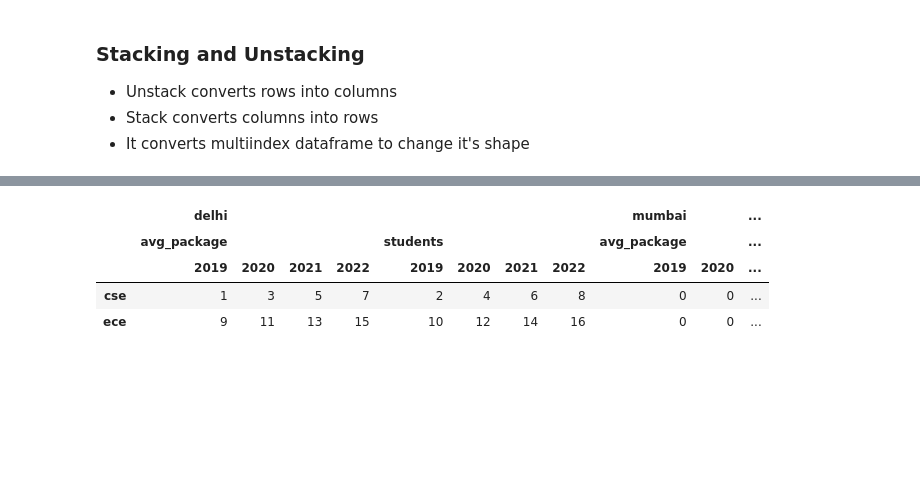
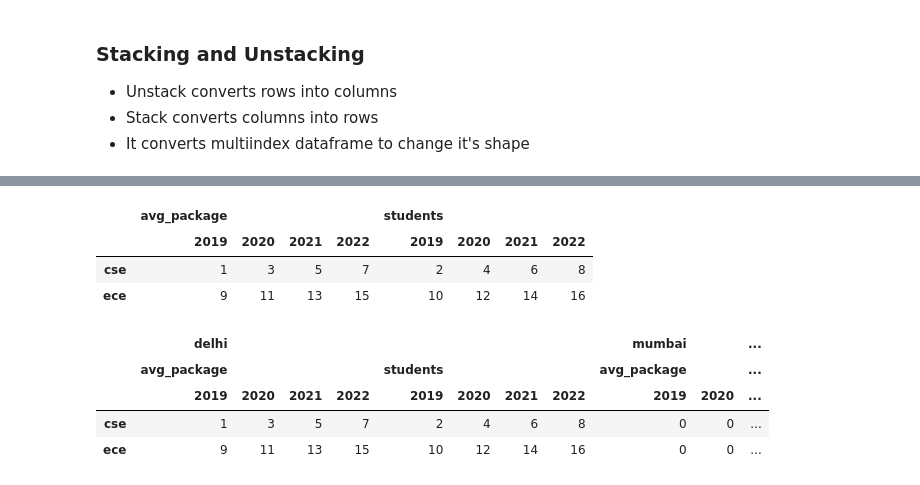
Before and after one commit to Saima2306/Data_Science_Program, a Jupyter notebook: session_21_multiindex_objects.ipynb, the cells around one changed output, grey strips where cells are left out. Saved outputs shown, nothing was run; the diff lists cells and outputs as text; code cells hidden in the pictures; blank space fills up the shorter version.

```diff
--- a/session_21_multiindex_objects.ipynb
+++ b/session_21_multiindex_objects.ipynb
@@ -211,3 +231,10 @@ branch_df3
+# %%
+branch_df1.unstack()
+# %% [output]
+|  | avg_package |  |  |  | students |  |  |  |
+|  | 2019 | 2020 | 2021 | 2022 | 2019 | 2020 | 2021 | 2022 |
+| cse | 1 | 3 | 5 | 7 | 2 | 4 | 6 | 8 |
+| ece | 9 | 11 | 13 | 15 | 10 | 12 | 14 | 16 |
 # %%
 branch_df3.unstack() #inner level index gets converted into column but already exisitng columns will remain as it is
 # %% [output]
```
Also changed, not shown: parts of 5 cells of this notebook.
